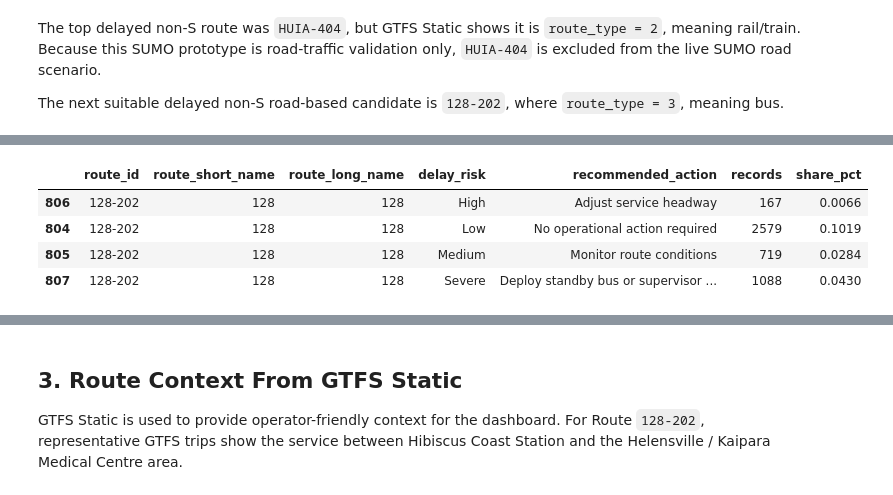
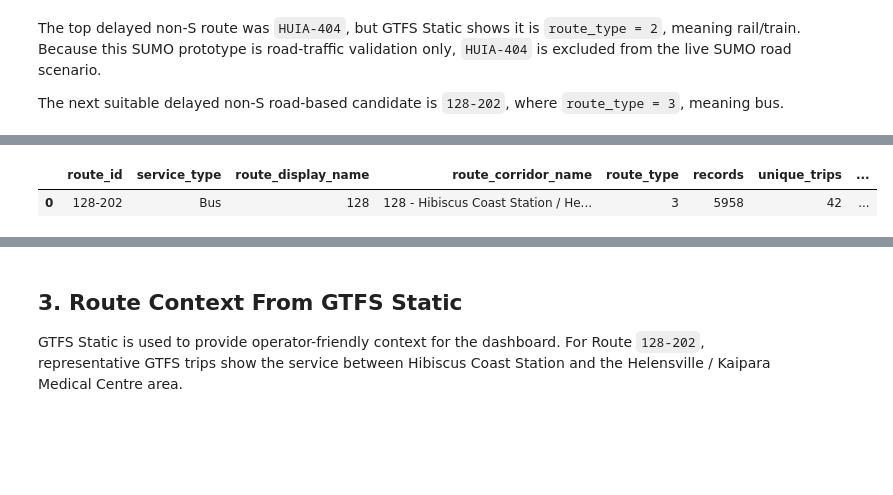
Before and after one commit to markokratos0918/ai-dss-auckland-public-transport, a Jupyter notebook: notebooks/10_sumo_minimal_prototype.ipynb, the cells around one changed output, grey strips where cells are left out. Cells and saved outputs as stored; diff of their text form; code cells hidden in the pictures; blank space fills up the shorter version.

```diff
--- a/notebooks/10_sumo_minimal_prototype.ipynb
+++ b/notebooks/10_sumo_minimal_prototype.ipynb
@@ -123,11 +150,10 @@ selected_route_static[["route_id", "route_short_name", "route_long_name", "route
-# %%
-decision_counts = pd.read_csv(decision_counts_path)
-intervention_logic = pd.read_csv(intervention_logic_path)
-
-decision_counts[decision_counts["route_id"] == selected_route].sort_values("delay_risk")
-# %% [output]
-|  | route_id | route_short_name | route_long_name | delay_risk | recommended_action | records | share_pct |
-| 806 | 128-202 | 128 | 128 | High | Adjust service headway | 167 | 0.0066 |
-| 804 | 128-202 | 128 | 128 | Low | No operational action required | 2579 | 0.1019 |
-| 805 | 128-202 | 128 | 128 | Medium | Monitor route conditions | 719 | 0.0284 |
-| 807 | 128-202 | 128 | 128 | Severe | Deploy standby bus or supervisor ... | 1088 | 0.0430 |
+# %%
+selected_route = "128-202"
+evidence_period_start = "2026-05-09"
+evidence_period_end = "2026-06-04"
+
+route_context = top_bus_routes[top_bus_routes["route_id"] == selected_route].iloc[0].to_dict()
+pd.DataFrame([route_context])
+# %% [output]
+|  | route_id | service_type | route_display_name | route_corridor_name | route_type | records | unique_trips | ... |
+| 0 | 128-202 | Bus | 128 | 128 - Hibiscus Coast Station / He... | 3 | 5958 | 42 | ... |
```
Also changed, not shown: parts of 13 cells of this notebook, 6 other files.
